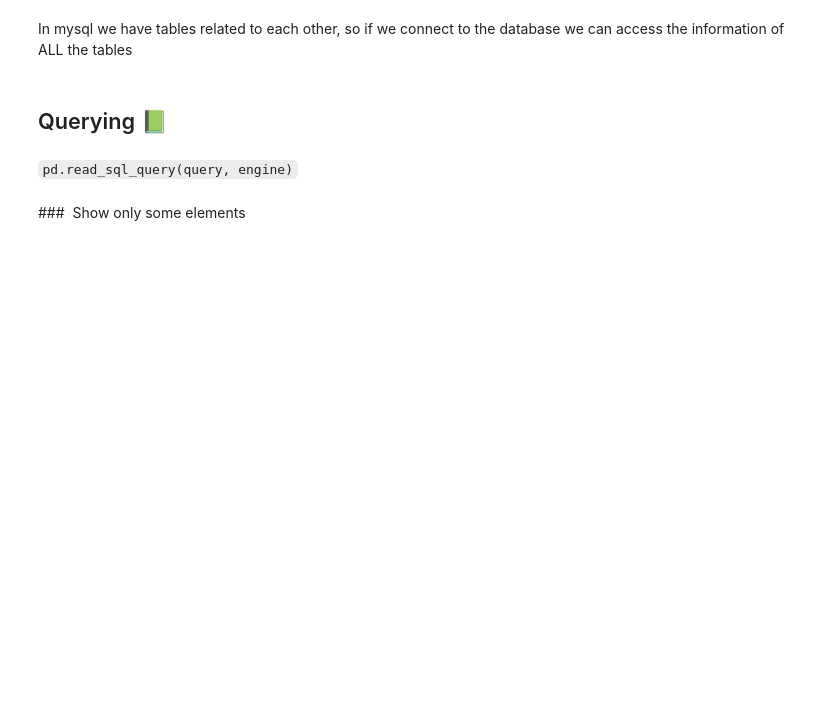
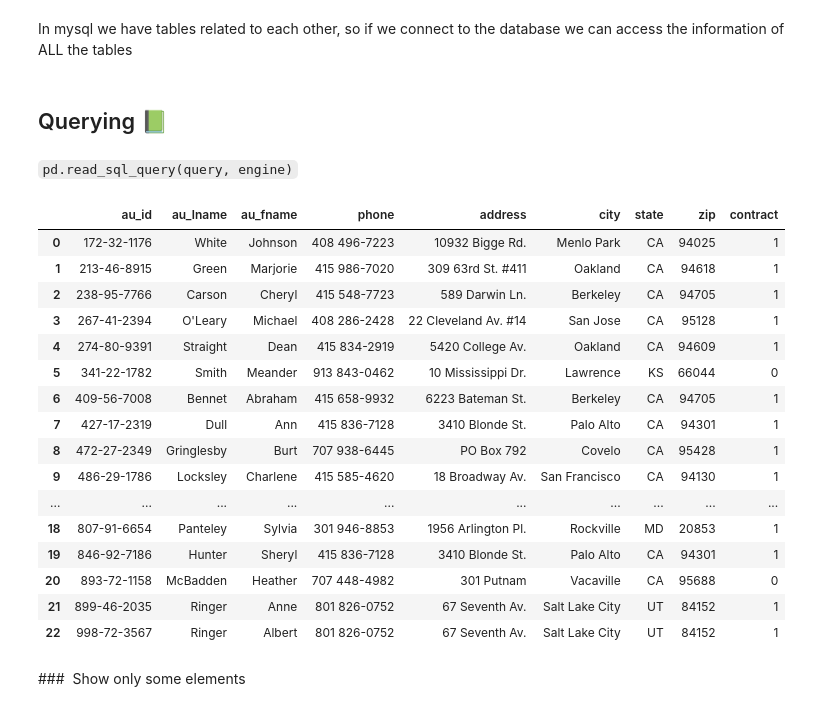
Before and after one commit to Ironhack-data-bcn-oct-2023/lectures, a Jupyter notebook: week-4/01. MySQL - Subqueries & CTE statements.ipynb, the cells around one changed output. Cells and saved outputs as stored; diff of their text form; code cells hidden in the pictures; blank space fills up the shorter version.

```diff
--- a/week-4/01. MySQL - Subqueries & CTE statements.ipynb
+++ b/week-4/01. MySQL - Subqueries & CTE statements.ipynb
@@ -112,3 +123,9 @@ The first thing to do to work with SQLAlchemy is to create an engine. The engine
 The engine is mainly used to handle two elements: the connection pools and the dialect to use.
 # %% [markdown]
 #### engine
+# %%
+from getpass import getpass
+password = getpass()
+dbName = "publications"
+connectionData=f"mysql+pymysql://root:{password}@localhost/{dbName}"
+engine = alch.create_engine(connectionData) #publications
@@ -118,5 +137,29 @@ In mysql we have tables related to each other, so if we connect to the database
 ## Querying 📗
 # %% [markdown]
 `pd.read_sql_query(query, engine)`
+# %%
+import pandas as pd
+
+query = "SELECT * FROM authors;"
+
+pd.read_sql_query(query, engine)
+# %% [output]
+|  | au_id | au_lname | au_fname | phone | address | city | state | zip | contract |
+| 0 | 172-32-1176 | White | Johnson | 408 496-7223 | 10932 Bigge Rd. | Menlo Park | CA | 94025 | 1 |
+| 1 | 213-46-8915 | Green | Marjorie | 415 986-7020 | 309 63rd St. #411 | Oakland | CA | 94618 | 1 |
+| 2 | 238-95-7766 | Carson | Cheryl | 415 548-7723 | 589 Darwin Ln. | Berkeley | CA | 94705 | 1 |
+| 3 | 267-41-2394 | O'Leary | Michael | 408 286-2428 | 22 Cleveland Av. #14 | San Jose | CA | 95128 | 1 |
+| 4 | 274-80-9391 | Straight | Dean | 415 834-2919 | 5420 College Av. | Oakland | CA | 94609 | 1 |
+| 5 | 341-22-1782 | Smith | Meander | 913 843-0462 | 10 Mississippi Dr. | Lawrence | KS | 66044 | 0 |
+| 6 | 409-56-7008 | Bennet | Abraham | 415 658-9932 | 6223 Bateman St. | Berkeley | CA | 94705 | 1 |
+| 7 | 427-17-2319 | Dull | Ann | 415 836-7128 | 3410 Blonde St. | Palo Alto | CA | 94301 | 1 |
+| 8 | 472-27-2349 | Gringlesby | Burt | 707 938-6445 | PO Box 792 | Covelo | CA | 95428 | 1 |
+| 9 | 486-29-1786 | Locksley | Charlene | 415 585-4620 | 18 Broadway Av. | San Francisco | CA | 94130 | 1 |
+| ... | ... | ... | ... | ... | ... | ... | ... | ... | ... |
+| 18 | 807-91-6654 | Panteley | Sylvia | 301 946-8853 | 1956 Arlington Pl. | Rockville | MD | 20853 | 1 |
+| 19 | 846-92-7186 | Hunter | Sheryl | 415 836-7128 | 3410 Blonde St. | Palo Alto | CA | 94301 | 1 |
+| 20 | 893-72-1158 | McBadden | Heather | 707 448-4982 | 301 Putnam | Vacaville | CA | 95688 | 0 |
+| 21 | 899-46-2035 | Ringer | Anne | 801 826-0752 | 67 Seventh Av. | Salt Lake City | UT | 84152 | 1 |
+| 22 | 998-72-3567 | Ringer | Albert | 801 826-0752 | 67 Seventh Av. | Salt Lake City | UT | 84152 | 1 |
 # %% [markdown]
 ###  Show only some elements
```
Also changed, not shown: parts of 45 cells of this notebook.
